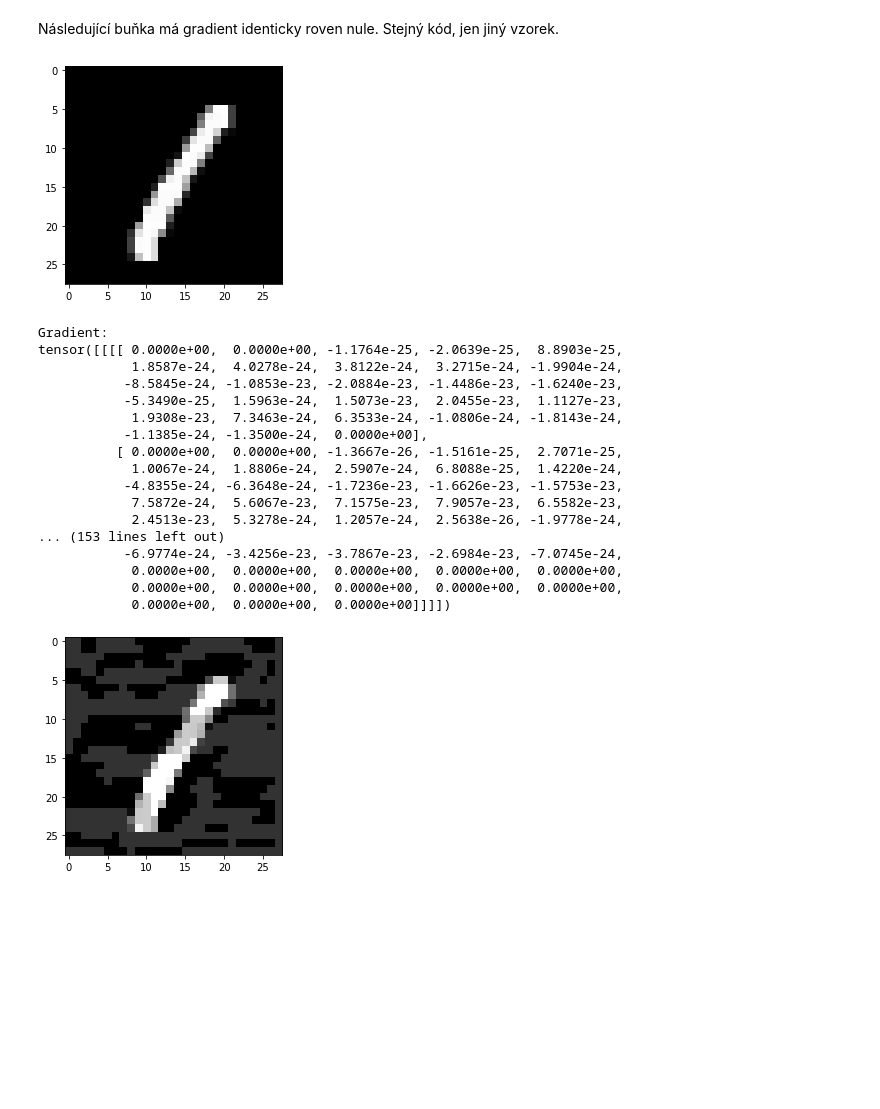
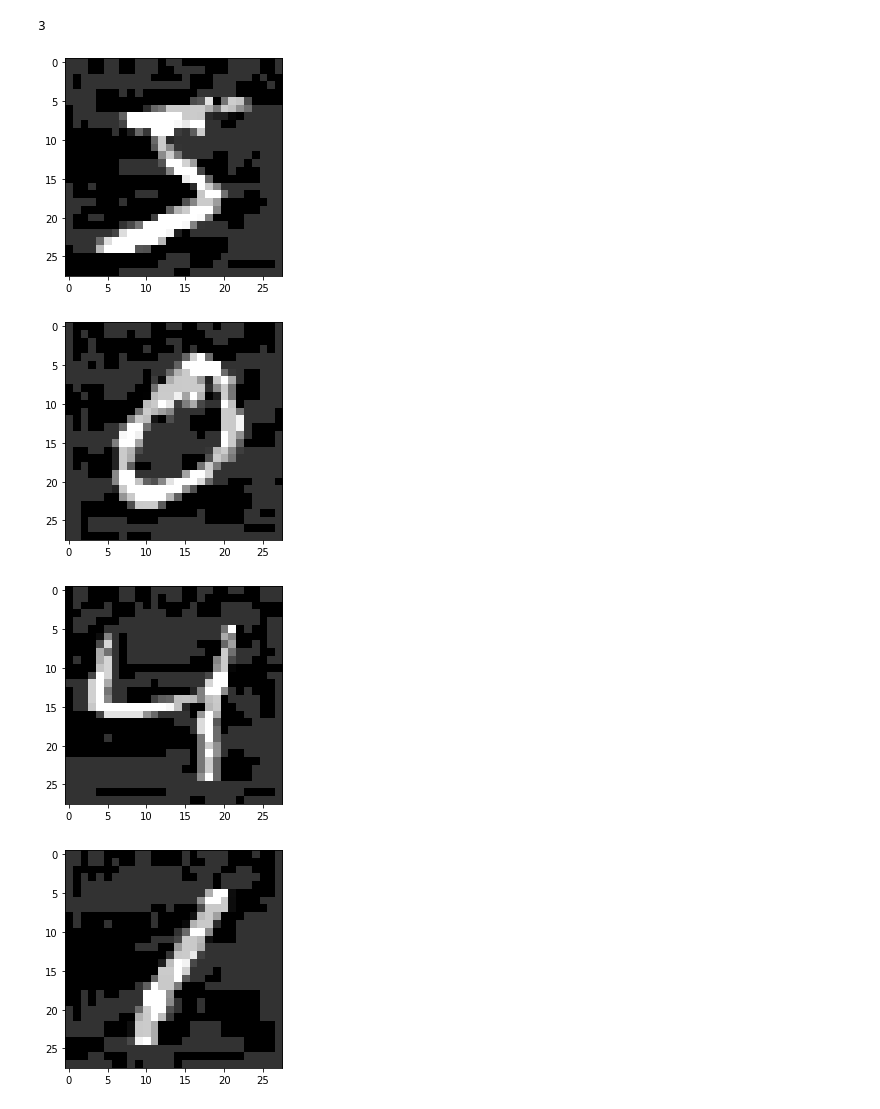
Before and after one commit to pavel-jaks/robust, a Jupyter notebook: Code/A_GRAD_ZERO.ipynb, the cells around one changed output. Saved outputs shown, nothing was run; the diff lists cells and outputs as text; code cells hidden in the pictures; blank space fills up the shorter version.

```diff
--- a/Code/A_GRAD_ZERO.ipynb
+++ b/Code/A_GRAD_ZERO.ipynb
@@ -16,7 +17,7 @@ batch_size = 10
 # %%
 data = MnistData(True)
 # %%
-def fgsm(benign_examples: torch.Tensor, labels: torch.Tensor) -> torch.Tensor:
+def fgsm(model: nn.Module, benign_examples: torch.Tensor, labels: torch.Tensor, max_norm) -> torch.Tensor:
     loss_fn = nn.CrossEntropyLoss()
     benign_examples = benign_examples.detach()
     benign_examples.requires_grad = True
@@ -24,9 +25,7 @@ def fgsm(benign_examples: torch.Tensor, labels: torch.Tensor) -> torch.Tensor:
         benign_examples.grad.zero_()
     loss = loss_fn(model(benign_examples), labels)
     loss.backward()
-    print('Gradient:')
-    print(benign_examples.grad)
     adversarial_examples = benign_examples + max_norm * benign_examples.grad.apply_(lambda x: 1 if x >= 0 else -1)
-    return MnistData.clip_for_image(adversarial_examples)
+    return Clipper.clip_for_image(adversarial_examples)
 # %%
-benign_examples, labels = data.draw_first(batch_size, model)
+benign_examples, labels = data.choose_first_well_classified(batch_size, model)
@@ -35,4 +31,0 @@ Následující buňka má gradient malý, ale nenulový
-# %%
-i = 0
-MnistData.display(benign_examples[i], scale=True)
-MnistData.display(fgsm(benign_examples[i].unsqueeze(0), labels[i].unsqueeze(0)), scale=True)
@@ -59,27 +32,2 @@ tensor([[[[-4.9228e-42, -8.0827e-42, -1.3562e-41, -1.0323e-41,  2.8516e-42,
-# %% [markdown]
-Následující buňka má gradient identicky roven nule.
-Stejný kód, jen jiný vzorek.
-# %%
-j = 2
-MnistData.display(benign_examples[j], scale=True)
-MnistData.display(fgsm(benign_examples[j].unsqueeze(0), labels[j].unsqueeze(0)), scale=True)
-# %% [output]
-[figure, removed]
-Gradient:
-tensor([[[[ 0.0000e+00,  0.0000e+00, -1.1764e-25, -2.0639e-25,  8.8903e-25,
-            1.8587e-24,  4.0278e-24,  3.8122e-24,  3.2715e-24, -1.9904e-24,
-           -8.5845e-24, -1.0853e-23, -2.0884e-23, -1.4486e-23, -1.6240e-23,
-           -5.3490e-25,  1.5963e-24,  1.5073e-23,  2.0455e-23,  1.1127e-23,
-            1.9308e-23,  7.3463e-24,  6.3533e-24, -1.0806e-24, -1.8143e-24,
-           -1.1385e-24, -1.3500e-24,  0.0000e+00],
-          [ 0.0000e+00,  0.0000e+00, -1.3667e-26, -1.5161e-25,  2.7071e-25,
-            1.0067e-24,  1.8806e-24,  2.5907e-24,  6.8088e-25,  1.4220e-24,
-           -4.8355e-24, -6.3648e-24, -1.7236e-23, -1.6626e-23, -1.5753e-23,
-            7.5872e-24,  5.6067e-23,  7.1575e-23,  7.9057e-23,  6.5582e-23,
-            2.4513e-23,  5.3278e-24,  1.2057e-24,  2.5638e-26, -1.9778e-24,
-... (153 lines left out)
-           -6.9774e-24, -3.4256e-23, -3.7867e-23, -2.6984e-23, -7.0745e-24,
-            0.0000e+00,  0.0000e+00,  0.0000e+00,  0.0000e+00,  0.0000e+00,
-            0.0000e+00,  0.0000e+00,  0.0000e+00,  0.0000e+00,  0.0000e+00,
-            0.0000e+00,  0.0000e+00,  0.0000e+00]]]])
-[figure, removed]
+# %%
+adversarial_examples = fgsm(model, benign_examples, labels, max_norm)
@@ -85,0 +36,12 @@ tensor([[[[ 0.0000e+00,  0.0000e+00, -1.1764e-25, -2.0639e-25,  8.8903e-25,
+# %%
+len(advs)
+# %% [output]
+3
+# %%
+for i in range(batch_size):
+    MnistData.display(adversarial_examples[i])
+# %% [output]
+[figure, added]
+[figure, added]
+[figure, added]
+[figure, added]
```
Also changed, not shown: parts of 5 cells of this notebook, 5 other files.
